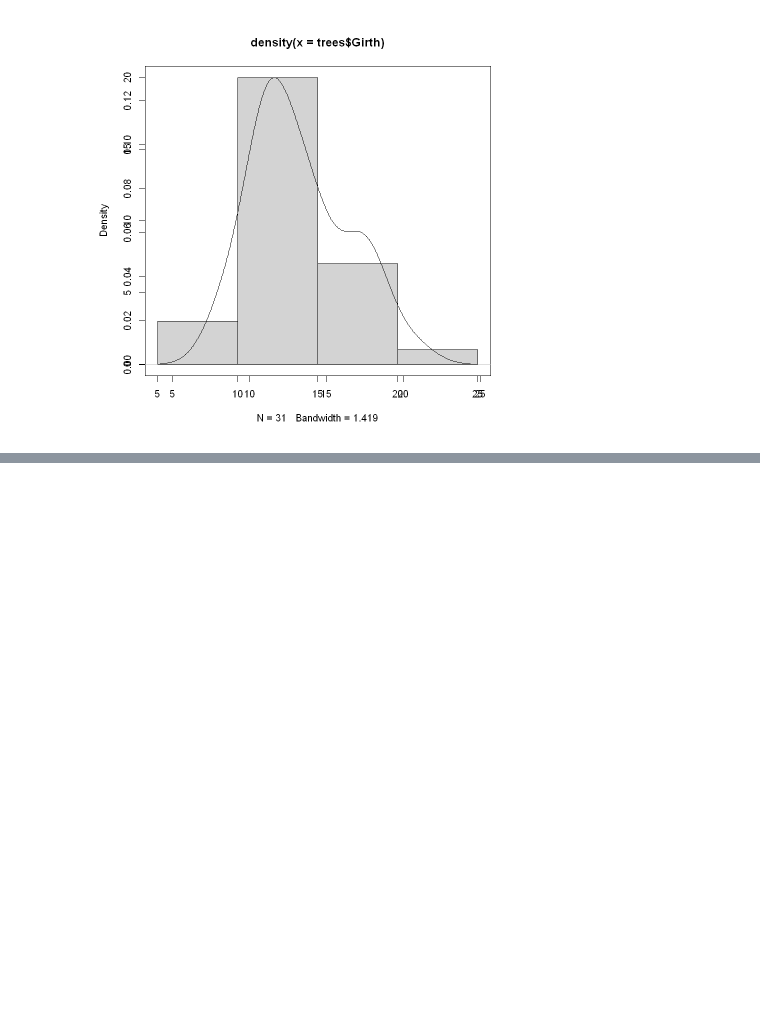
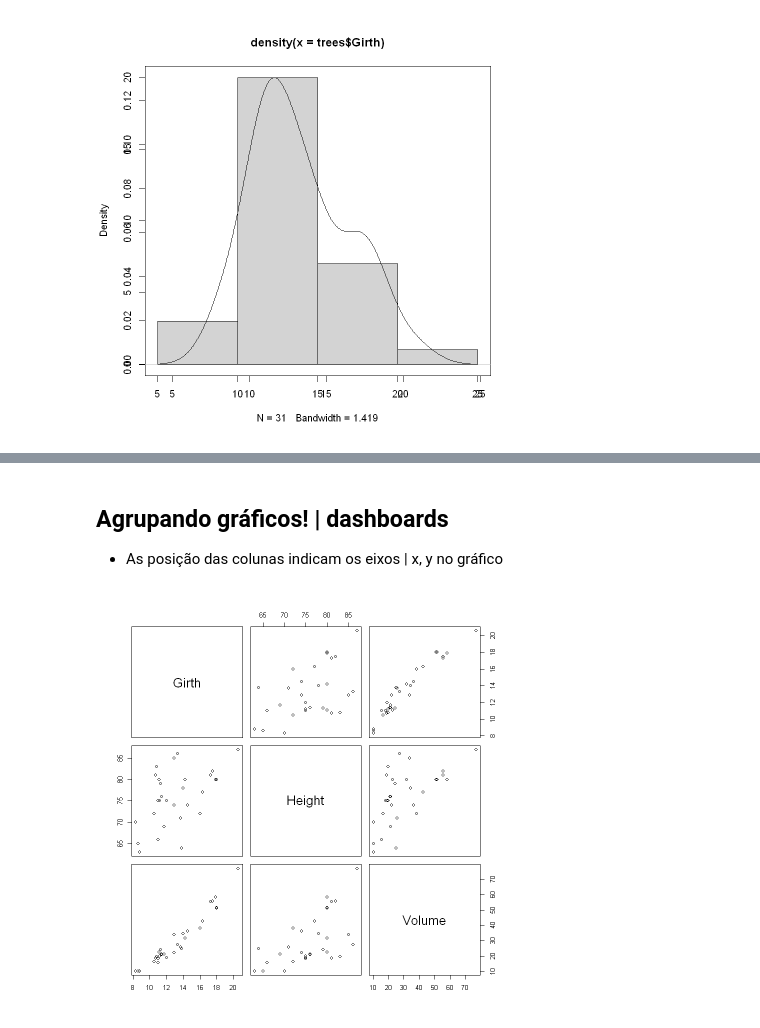
Before and after one commit to glaucoSapucaia/DataScienceStudies, a Jupyter notebook: r_data_science/graficos_dasboards.ipynb, the cells around one changed output, grey strips where cells are left out. Cells and saved outputs as stored; diff of their text form; code cells hidden in the pictures; blank space fills up the shorter version.

```diff
--- a/r_data_science/graficos_dasboards.ipynb
+++ b/r_data_science/graficos_dasboards.ipynb
@@ -67,0 +107,7 @@ ylab='Volume', col='purple', pch=19)
+# %% [markdown]
+## Agrupando gráficos! | dashboards
+- As posição das colunas indicam os eixos | x, y no gráfico
+# %%
+plot(trees)
+# %% [output]
+[figure, added]
```
Also changed, not shown: parts of 12 cells of this notebook, 1 other file.
